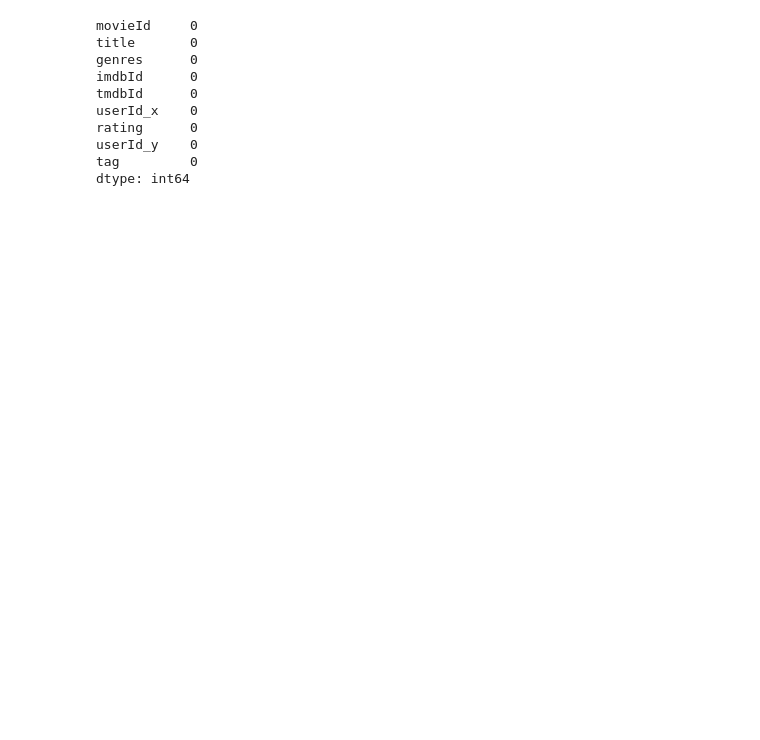
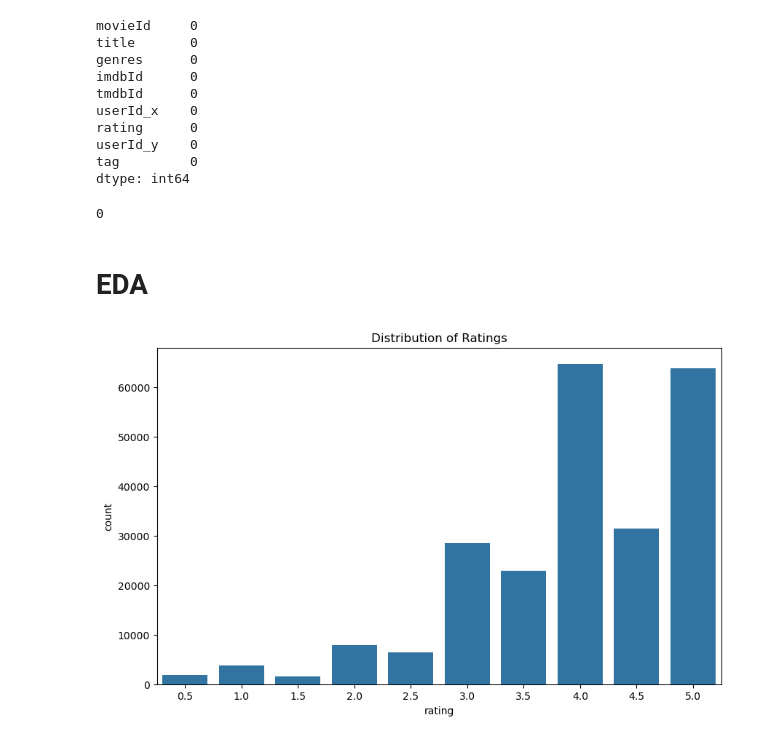
Before and after one commit to Perception-ui/phase_4, a Jupyter notebook: notebook (1).ipynb, the cells around one changed output. Drawn from its saved outputs; the diff is of its cells as text; code cells hidden in the pictures; blank space fills up the shorter version.

```diff
--- a/notebook (1).ipynb
+++ b/notebook (1).ipynb
@@ -161,3 +198,17 @@ rating      0
 userId_y    0
 tag         0
 dtype: int64
+# %%
+df.duplicated().sum()
+# %% [output]
+0
+# %% [markdown]
+# EDA
+# %%
+# Distribution of ratings
+plt.figure(figsize=(10, 6))
+sns.countplot(x='rating', data=df)
+plt.title('Distribution of Ratings')
+plt.show()
+# %% [output]
+[figure, added]
```
Also changed, not shown: parts of 6 cells of this notebook.
